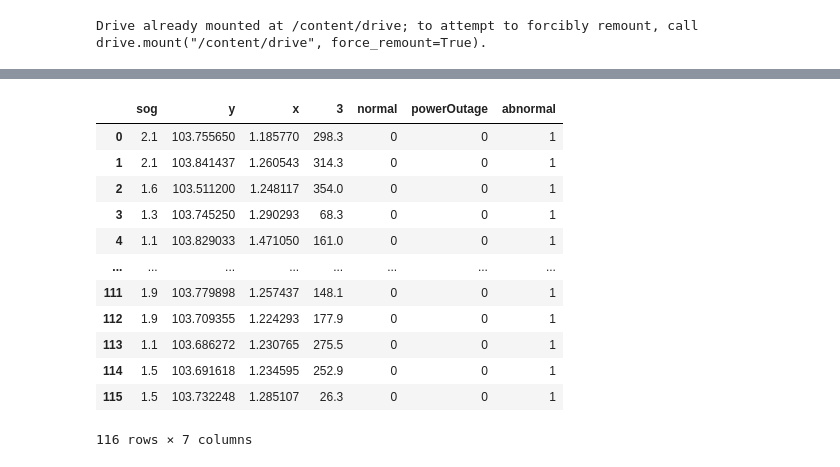
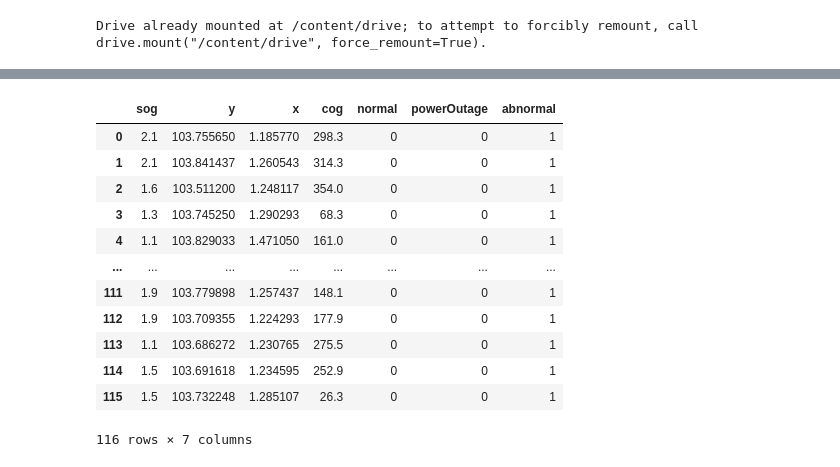
Before and after one commit to keweiang/AISanomalydetection, a Jupyter notebook: AISAnomalyDetectionSystem(99_99_accuracy).ipynb, the cells around one changed output, grey strips where cells are left out. Cells and saved outputs as stored; diff of their text form; code cells hidden in the pictures.

```diff
--- a/AISAnomalyDetectionSystem(99_99_accuracy).ipynb
+++ b/AISAnomalyDetectionSystem(99_99_accuracy).ipynb
@@ -364,11 +364,11 @@ test time per 1000 samples=  0.007045519525882565
 # %%
 import pandas as pd
 abnormalV = pd.read_csv("/content/AbnormalV.csv",usecols=['0','1', '2','3','normal','powerOutage','abnormal'])
 abnormalV
-abnormalV.rename(columns = {'0':'sog','1':'y', '2':'x'}, inplace = True)
+abnormalV.rename(columns = {'0':'sog','1':'y', '2':'x','3':'cog'}, inplace = True)
 abnormalV
 # %% [output]
-|  | sog | y | x | 3 | normal | powerOutage | abnormal |
+|  | sog | y | x | cog | normal | powerOutage | abnormal |
 | 0 | 2.1 | 103.755650 | 1.185770 | 298.3 | 0 | 0 | 1 |
 | 1 | 2.1 | 103.841437 | 1.260543 | 314.3 | 0 | 0 | 1 |
 | 2 | 1.6 | 103.511200 | 1.248117 | 354.0 | 0 | 0 | 1 |
```
Also changed, not shown: parts of 3 cells of this notebook.
